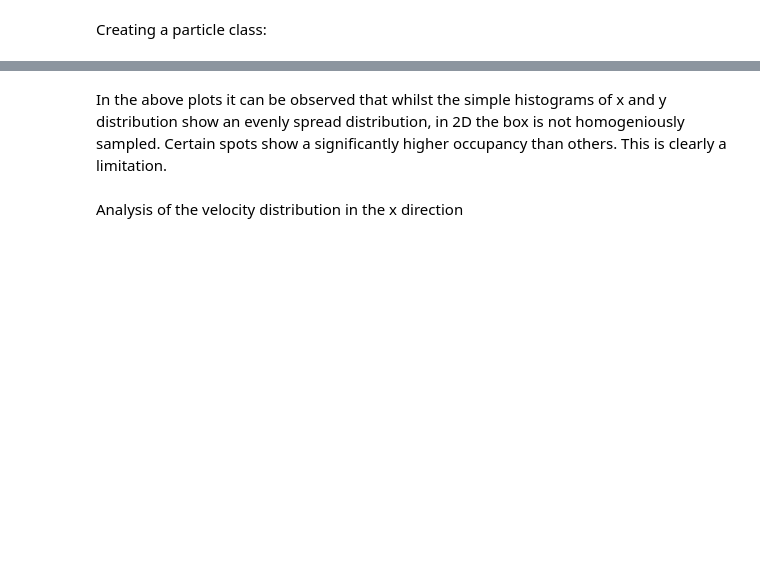
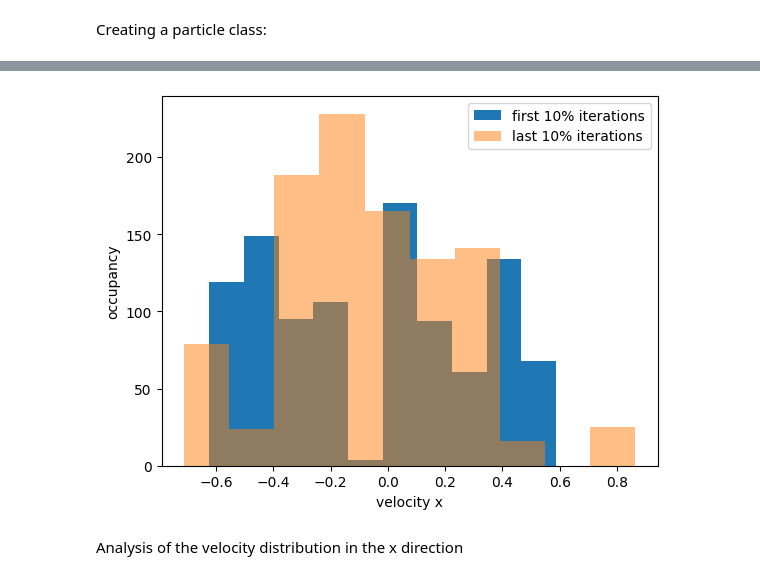
Before and after one commit to JONNeKK/ccs, a Jupyter notebook: week_2/week_2_aufraeumen.ipynb, the cells around one changed output, grey strips where cells are left out. Cells and saved outputs as stored; diff of their text form; code cells hidden in the pictures; blank space fills up the shorter version.

```diff
--- a/week_2/week_2_aufraeumen.ipynb
+++ b/week_2/week_2_aufraeumen.ipynb
@@ -40,8 +41,8 @@ class Particle:
         vx, vy  : velocities in x- and y-direction
         """
         self.r = r
-        self.pos = np.array([x,y])
-        self.vel = np.array([vx,vy])
+        self.pos = np.array([x,y],dtype=float)
+        self.vel = np.array([vx,vy],dtype=float)
 
     def __repr__(self):
         """printing for debugging"""
@@ -60,7 +61,7 @@ class Particle:
         """Calculate the distance to another particle.\n
         particle_1  : The other particle
         """
-        return np.linalg.norm(self.pos)
+        return np.sqrt(np.abs(self.pos[0]-particle_1.pos[0])**2+np.abs(self.pos[1]-particle_1.pos[1])**2)
 # %%
 class Box:
     """Box-class: defining a rectangular box-shape, in which Particles can roam. One corner is always (0,0)\n
@@ -95,7 +96,7 @@ class Box:
 
 
 
-    def fill_particles(self, n_particles, radius, vel, angle = 0, x = [], y = []):
+    def fill_particles(self, n_particles, radius, vel, angle = [], x = [], y = []):
         """fills the particles-array with particles\n
         n_particles : The amount of particles that should be inserted\n
         radius      : The radius of particles; either as array of length n for individual radii or int/float for a general radius
@@ -103,20 +104,18 @@ class Box:
         angle       : The initial angles of the particles as array of length n for individual angles; default is uniformly distributed
         x,y         : initial positions as array of length n; default random positions 0.5 away from border
         """
+        self.n_particles = n_particles
         if type(radius) == int or type(radius) == float:
             radius = np.ones(n_particles)*radius
         if type(vel) == int or type(vel) == float:
             vel = np.ones(n_particles)*vel
-        if angle == 0:
+        if len(angle) == 0:
             angle = np.random.uniform(0,2 * np.pi, n_particles)
-        else:
-            angle = np.array(angle)
 
         if len(x) == 0:
             x = self.random_positions(0,n_particles)
         if len(y) == 0:
             y = self.random_positions(1,n_particles)
-
         for i in range(n_particles):
             self.particles.append(Particle(radius[i],x[i],y[i],np.sin(angle[i]) * vel[i],np.cos(angle[i]) * vel[i]))
 
@@ -312,8 +463,7 @@ angles = np.random.uniform(0,2*np.pi,number_of_particles)
 box.fill_particles(number_of_particles,radius,vel)
 # %%
 # Defining number of simulation steps
-steps = 50
-sim = Simulation(box, steps, 1)
-sim.set_traj()
+steps = 500
+sim = Simulation(box, steps, 0.5)
 # %%
 sim.run()
@@ -455,2 +469,0 @@ plt.show()
-# %% [markdown]
-In the above plots it can be observed that whilst the simple histograms of x and y distribution show an evenly spread distribution, in 2D the box is not homogeniously sampled. Certain spots show a significantly higher occupancy than others. This is clearly a limitation.
@@ -457,3 +474,11 @@ In the above plots it can be observed that whilst the simple histograms of x and
+# %%
+#sim.histogram_pos_2d()
+#sim.axis_histogram(1)
+#sim.histogram_vel_axis(1)
+#sim.histogram_vel_abs()
+sim.histogram_vel_last2first(0.1)
+# %% [output]
+[figure, added]
 # %%
 # comparison of different iteration parts
 
```
Also changed, not shown: parts of 32 cells of this notebook, 2 other files.
